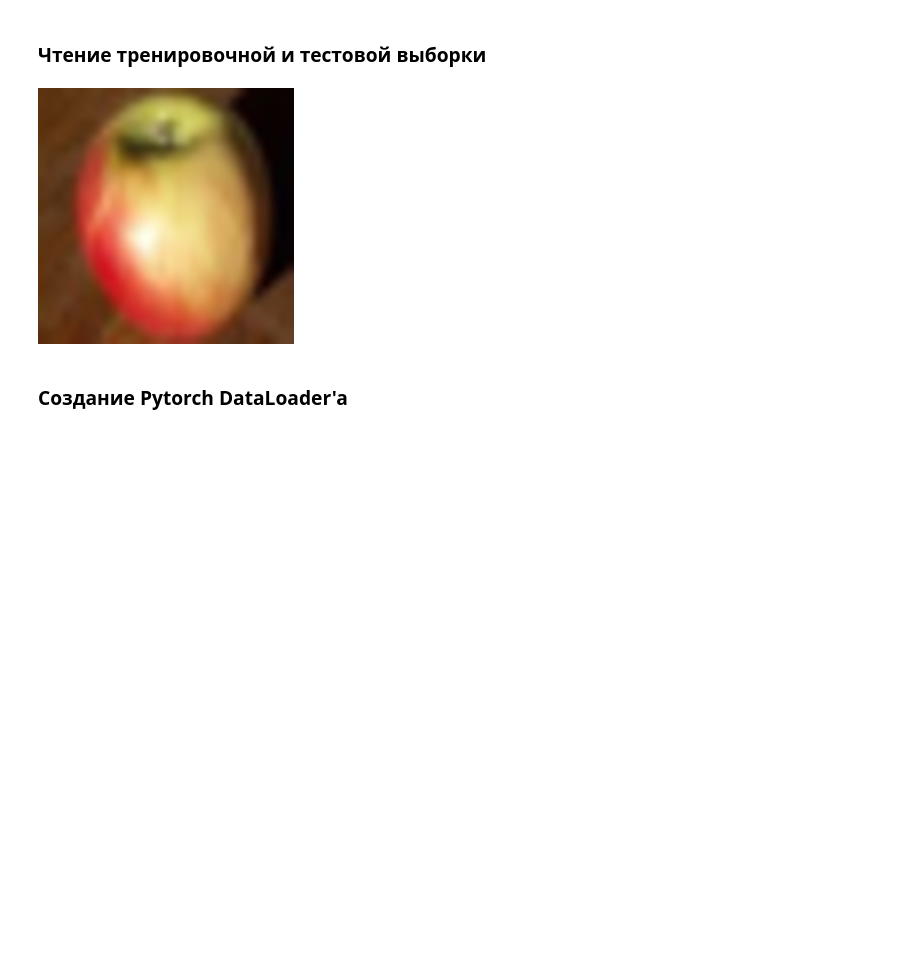
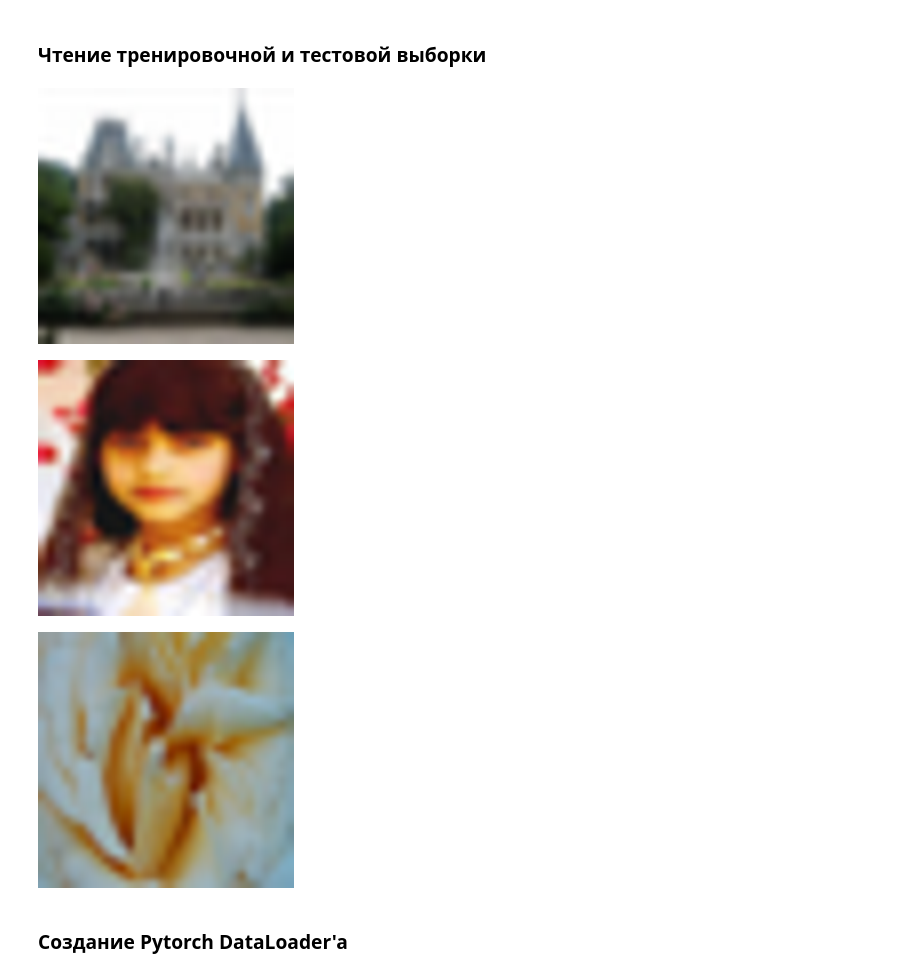
Before and after one commit to DeadlySquad13/t5-2-Neuroscience__Labs, a Jupyter notebook: src/lab1/main.ipynb, the cells around one changed output. Cells and saved outputs as stored; diff of their text form; code cells hidden in the pictures; blank space fills up the shorter version.

```diff
--- a/src/lab1/main.ipynb
+++ b/src/lab1/main.ipynb
@@ -237,34 +310,40 @@ def stem_extensions(filename: Path):
 # %%
 dataset_path = Path(stem_extensions(file_path))
 
-with open(dataset_path/'train', 'rb') as f:
-    data_train = pickle.load(f, encoding='latin1')
-with open(dataset_path/'test', 'rb') as f:
-    data_test = pickle.load(f, encoding='latin1')
+with open(dataset_path / "train", "rb") as f:
+    data_train = pickle.load(f, encoding="latin1")
+with open(dataset_path / "test", "rb") as f:
+    data_test = pickle.load(f, encoding="latin1")
 
-# Здесь указать ваши классы по варианту!!!
-CLASSES = [0, 55, 58]
+# Классы по варианту.
+CLASSES = [17, 70, 35]
 
-train_X = data_train['data'].reshape(-1, 3, 32, 32)
+train_X = data_train["data"].reshape(-1, 3, 32, 32)
 train_X = np.transpose(train_X, [0, 2, 3, 1])  # NCHW -> NHWC
-train_y = np.array(data_train['fine_labels'])
+train_y = np.array(data_train["fine_labels"])
 mask = np.isin(train_y, CLASSES)
 train_X = train_X[mask].copy()
 train_y = train_y[mask].copy()
 train_y = np.unique(train_y, return_inverse=1)[1]
 del data_train
 
-test_X = data_test['data'].reshape(-1, 3, 32, 32)
+test_X = data_test["data"].reshape(-1, 3, 32, 32)
 test_X = np.transpose(test_X, [0, 2, 3, 1])
-test_y = np.array(data_test['fine_labels'])
+test_y = np.array(data_test["fine_labels"])
 mask = np.isin(test_y, CLASSES)
 test_X = test_X[mask].copy()
 test_y = test_y[mask].copy()
 test_y = np.unique(test_y, return_inverse=1)[1]
 del data_test
-Image.fromarray(train_X[50]).resize((256, 256))
+
+# По экземпляру класса из выборки.
+for class_index, _ in enumerate(CLASSES):  # Берём именно индексы, так как классы, которые мы выбрали, в итоге нормировались в 0, 1, 2.
+    image_index_for_class = train_y.tolist().index(class_index)
+    display(Image.fromarray(train_X[image_index_for_class]).resize((256, 256)))
 # %% [output]
-[figure, old version]
+[figure, new version]
+[figure, added]
+[figure, added]
 # %% [markdown]
 ### Создание Pytorch DataLoader'a
 # %%
```
Also changed, not shown: parts of 14 cells of this notebook, 1 other file.
